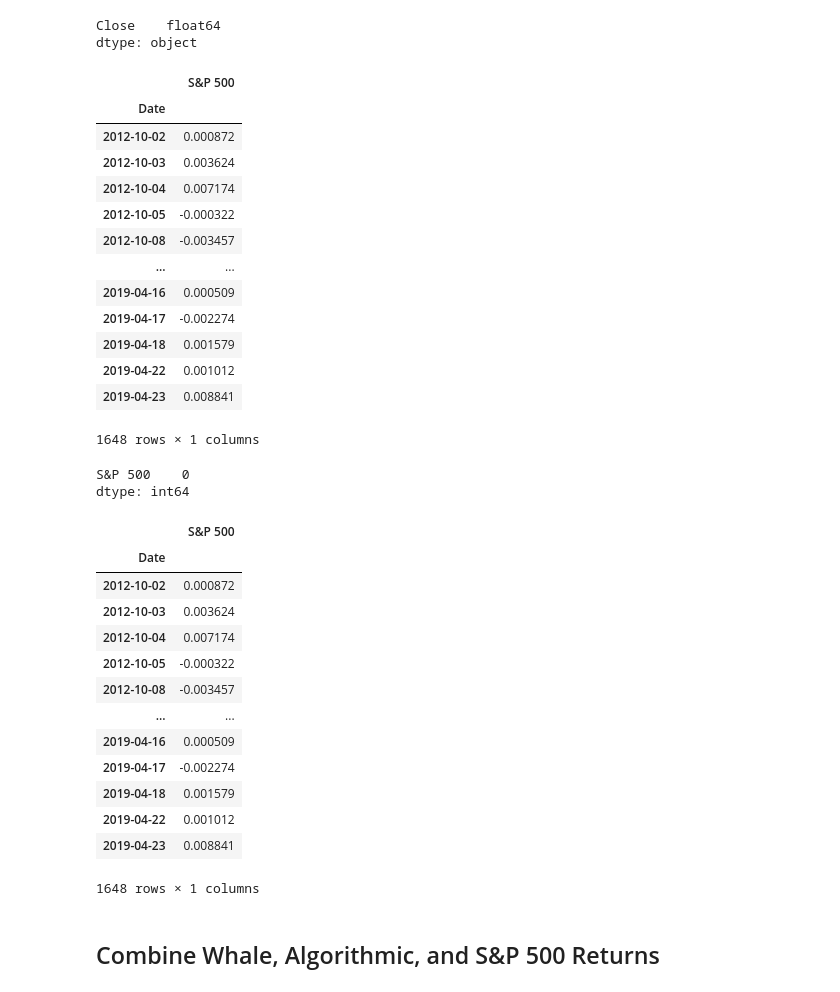
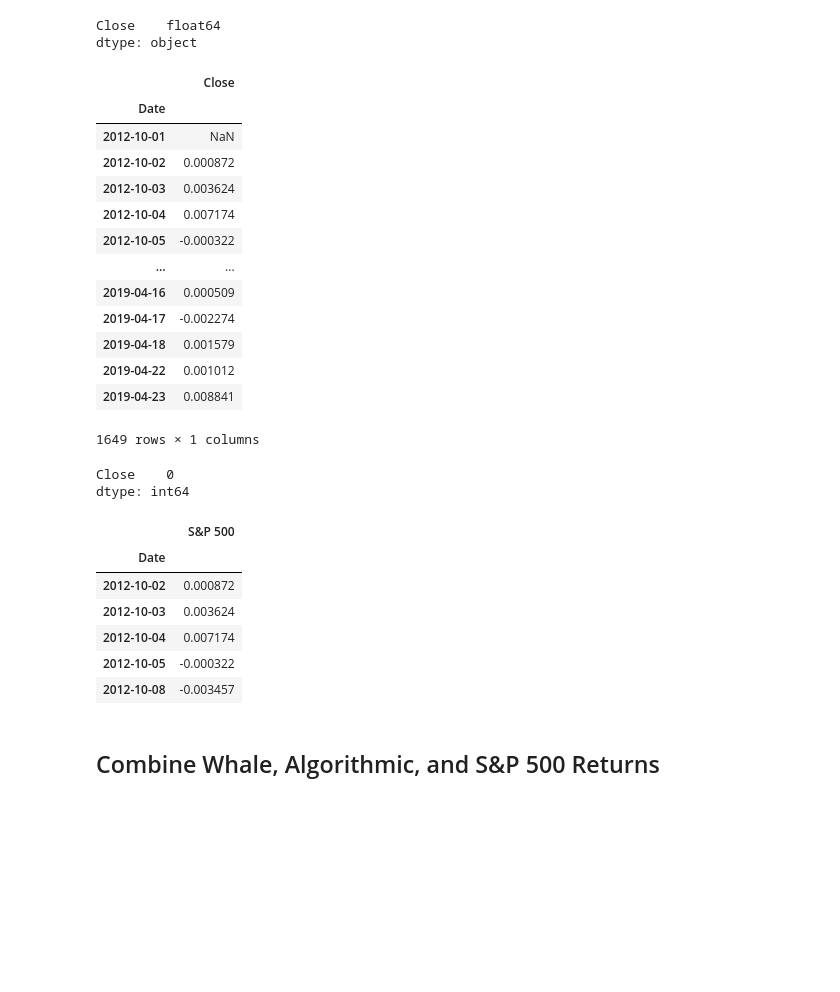
Before and after one commit to kris-ai/pandas-homework, a Jupyter notebook: solution_analysis/whale_analysis.ipynb, the cells around one changed output. Saved outputs shown, nothing was run; the diff lists cells and outputs as text; code cells hidden in the pictures; blank space fills up the shorter version.

```diff
--- a/solution_analysis/whale_analysis.ipynb
+++ b/solution_analysis/whale_analysis.ipynb
@@ -145,49 +145,42 @@ dtype: object
 # sp500_df["Daily Returns"] = (sp500_df['Close']/(sp500_df["Close"].shift(1))-1)
 # sp500_df.drop("Close", inplace=True, axis=1)
 
-sp500_df.pct_change()
-sp500_df
+sp500_daily_returns = sp500_df.pct_change()
+sp500_daily_returns
 # %% [output]
-|  | S&P 500 |
+|  | Close |
 | Date |  |
+| 2012-10-01 | NaN |
 | 2012-10-02 | 0.000872 |
 | 2012-10-03 | 0.003624 |
 | 2012-10-04 | 0.007174 |
 | 2012-10-05 | -0.000322 |
-| 2012-10-08 | -0.003457 |
 | ... | ... |
 | 2019-04-16 | 0.000509 |
 | 2019-04-17 | -0.002274 |
 | 2019-04-18 | 0.001579 |
 | 2019-04-22 | 0.001012 |
 | 2019-04-23 | 0.008841 |
-1648 rows × 1 columns
+1649 rows × 1 columns
 # %%
 # Drop nulls
-sp500_df = sp500_df.dropna().copy()
-sp500_df.isnull().sum()
+sp500_daily_returns = sp500_daily_returns.dropna().copy()
+sp500_daily_returns.isnull().sum()
 # %% [output]
-S&P 500    0
+Close    0
 dtype: int64
 # %%
 # Rename Column
-sp500_df.rename(columns = {'Daily Returns':'S&P 500'}, inplace = True)
-sp500_df
+sp500_daily_returns.rename(columns = {'Close':'S&P 500'}, inplace = True)
+sp500_daily_returns.head()
 # %% [output]
 |  | S&P 500 |
 | Date |  |
 | 2012-10-02 | 0.000872 |
 | 2012-10-03 | 0.003624 |
 | 2012-10-04 | 0.007174 |
 | 2012-10-05 | -0.000322 |
 | 2012-10-08 | -0.003457 |
-| ... | ... |
-| 2019-04-16 | 0.000509 |
-| 2019-04-17 | -0.002274 |
-| 2019-04-18 | 0.001579 |
-| 2019-04-22 | 0.001012 |
-| 2019-04-23 | 0.008841 |
-1648 rows × 1 columns
 # %% [markdown]
 ## Combine Whale, Algorithmic, and S&P 500 Returns
 # %%
```
Also changed, not shown: parts of 16 cells of this notebook, 5 other files.
